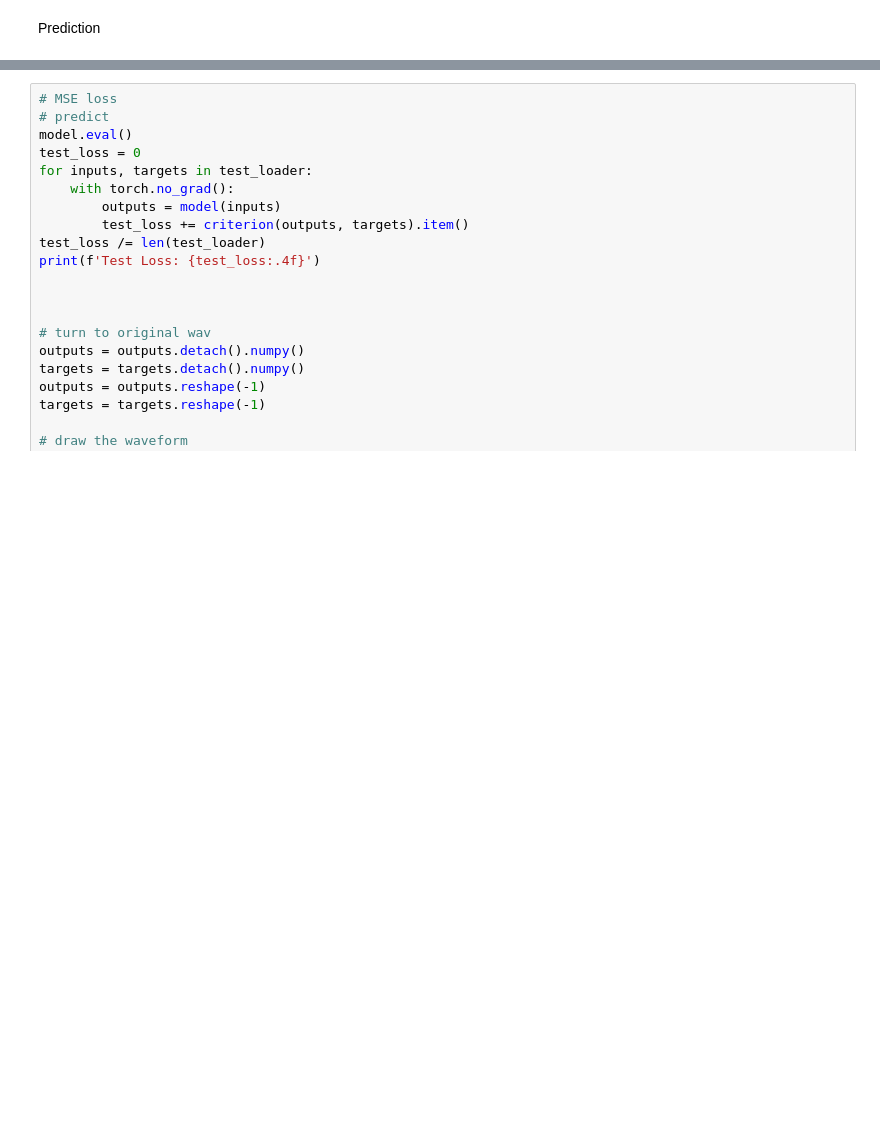
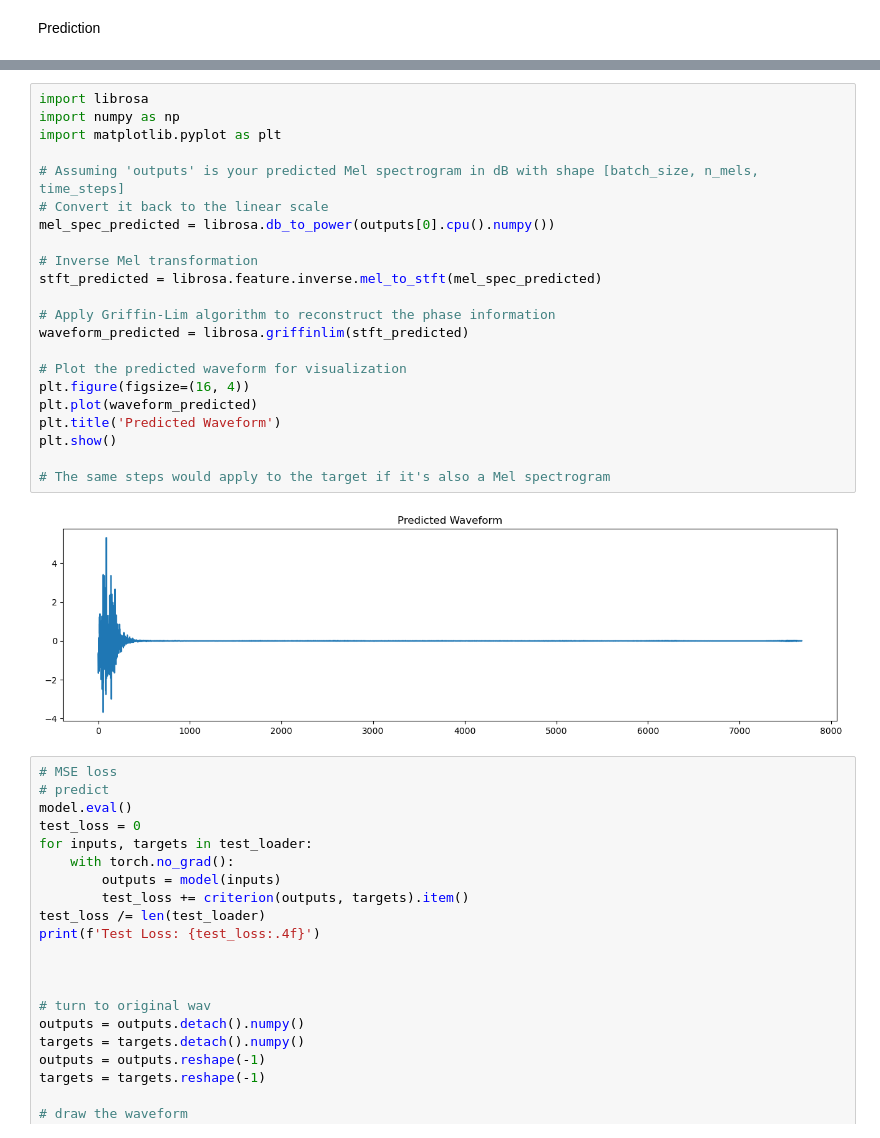
Before and after one commit to ChuanCh/A2E, a Jupyter notebook: ATE.ipynb, the cells around one changed output, grey strips where cells are left out. Drawn from its saved outputs; the diff is of its cells as text; blank space fills up the shorter version.

```diff
--- a/ATE.ipynb
+++ b/ATE.ipynb
@@ -735,3 +740,27 @@ Test Loss: 0.0194
+# %%
+import librosa
+import numpy as np
+import matplotlib.pyplot as plt
+
+# Assuming 'outputs' is your predicted Mel spectrogram in dB with shape [batch_size, n_mels, time_steps]
+# Convert it back to the linear scale
+mel_spec_predicted = librosa.db_to_power(outputs[0].cpu().numpy())
+
+# Inverse Mel transformation
+stft_predicted = librosa.feature.inverse.mel_to_stft(mel_spec_predicted)
+
+# Apply Griffin-Lim algorithm to reconstruct the phase information
+waveform_predicted = librosa.griffinlim(stft_predicted)
+
+# Plot the predicted waveform for visualization
+plt.figure(figsize=(16, 4))
+plt.plot(waveform_predicted)
+plt.title('Predicted Waveform')
+plt.show()
+
+# The same steps would apply to the target if it's also a Mel spectrogram
+# %% [output]
+[figure, added]
 # %%
 # MSE loss
 # predict
```
Also changed, not shown: parts of 8 cells of this notebook, 1 other file.
